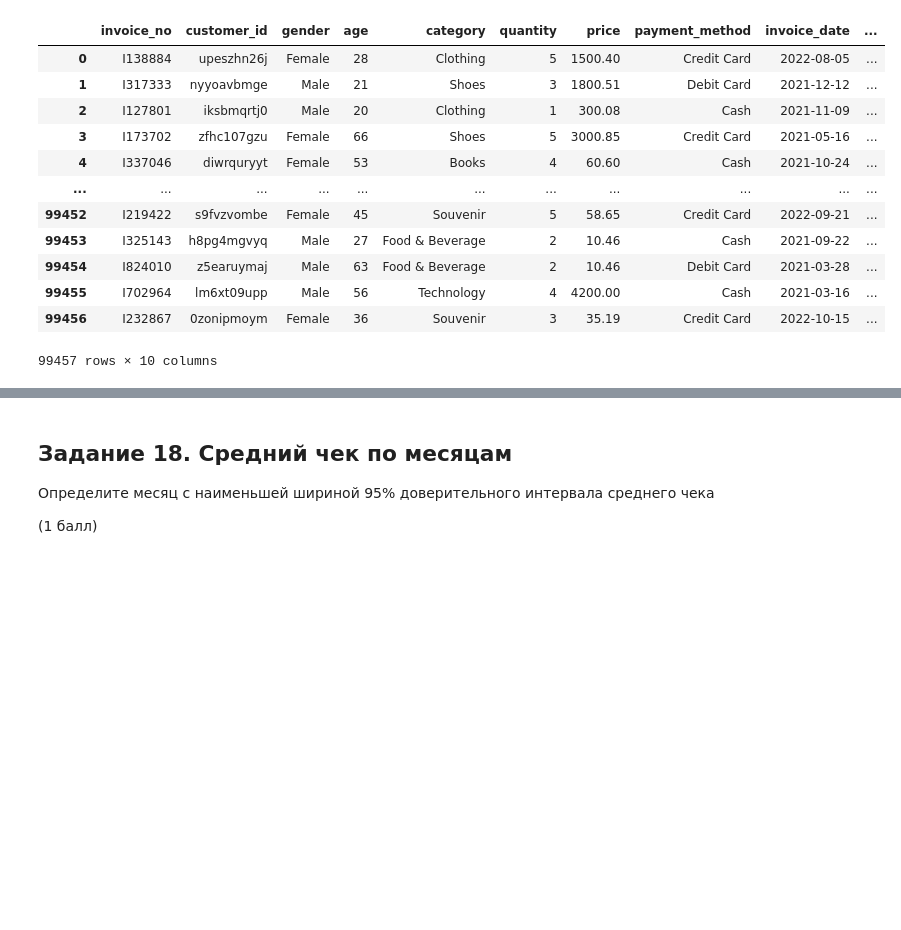
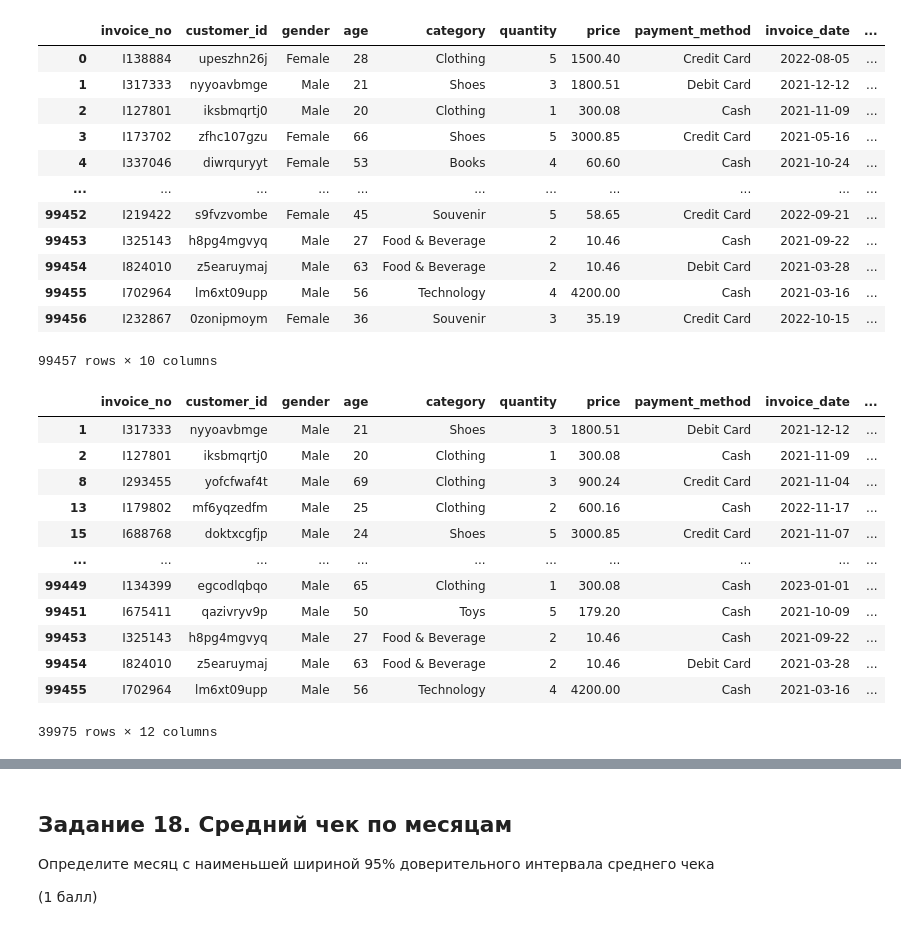
Before and after one commit to semwett0301/stat-ml-labs, a Jupyter notebook: statistic-course/math_stat_2.ipynb, the cells around one changed output, grey strips where cells are left out. Cells and saved outputs as stored; diff of their text form; code cells hidden in the pictures; blank space fills up the shorter version.

```diff
--- a/statistic-course/math_stat_2.ipynb
+++ b/statistic-course/math_stat_2.ipynb
@@ -642,3 +644,20 @@ df
 | 99455 | I702964 | lm6xt09upp | Male | 56 | Technology | 4 | 4200.00 | Cash | 2021-03-16 | ... |
 | 99456 | I232867 | 0zonipmoym | Female | 36 | Souvenir | 3 | 35.19 | Credit Card | 2022-10-15 | ... |
 99457 rows × 10 columns
+# %%
+male_df = df[df['gender'] == "Male"]
+male_df
+# %% [output]
+|  | invoice_no | customer_id | gender | age | category | quantity | price | payment_method | invoice_date | ... |
+| 1 | I317333 | nyyoavbmge | Male | 21 | Shoes | 3 | 1800.51 | Debit Card | 2021-12-12 | ... |
+| 2 | I127801 | iksbmqrtj0 | Male | 20 | Clothing | 1 | 300.08 | Cash | 2021-11-09 | ... |
+| 8 | I293455 | yofcfwaf4t | Male | 69 | Clothing | 3 | 900.24 | Credit Card | 2021-11-04 | ... |
+| 13 | I179802 | mf6yqzedfm | Male | 25 | Clothing | 2 | 600.16 | Cash | 2022-11-17 | ... |
+| 15 | I688768 | doktxcgfjp | Male | 24 | Shoes | 5 | 3000.85 | Credit Card | 2021-11-07 | ... |
+| ... | ... | ... | ... | ... | ... | ... | ... | ... | ... | ... |
+| 99449 | I134399 | egcodlqbqo | Male | 65 | Clothing | 1 | 300.08 | Cash | 2023-01-01 | ... |
+| 99451 | I675411 | qazivryv9p | Male | 50 | Toys | 5 | 179.20 | Cash | 2021-10-09 | ... |
+| 99453 | I325143 | h8pg4mgvyq | Male | 27 | Food & Beverage | 2 | 10.46 | Cash | 2021-09-22 | ... |
+| 99454 | I824010 | z5earuymaj | Male | 63 | Food & Beverage | 2 | 10.46 | Debit Card | 2021-03-28 | ... |
+| 99455 | I702964 | lm6xt09upp | Male | 56 | Technology | 4 | 4200.00 | Cash | 2021-03-16 | ... |
+39975 rows × 12 columns
```
Also changed, not shown: parts of 10 cells of this notebook.
